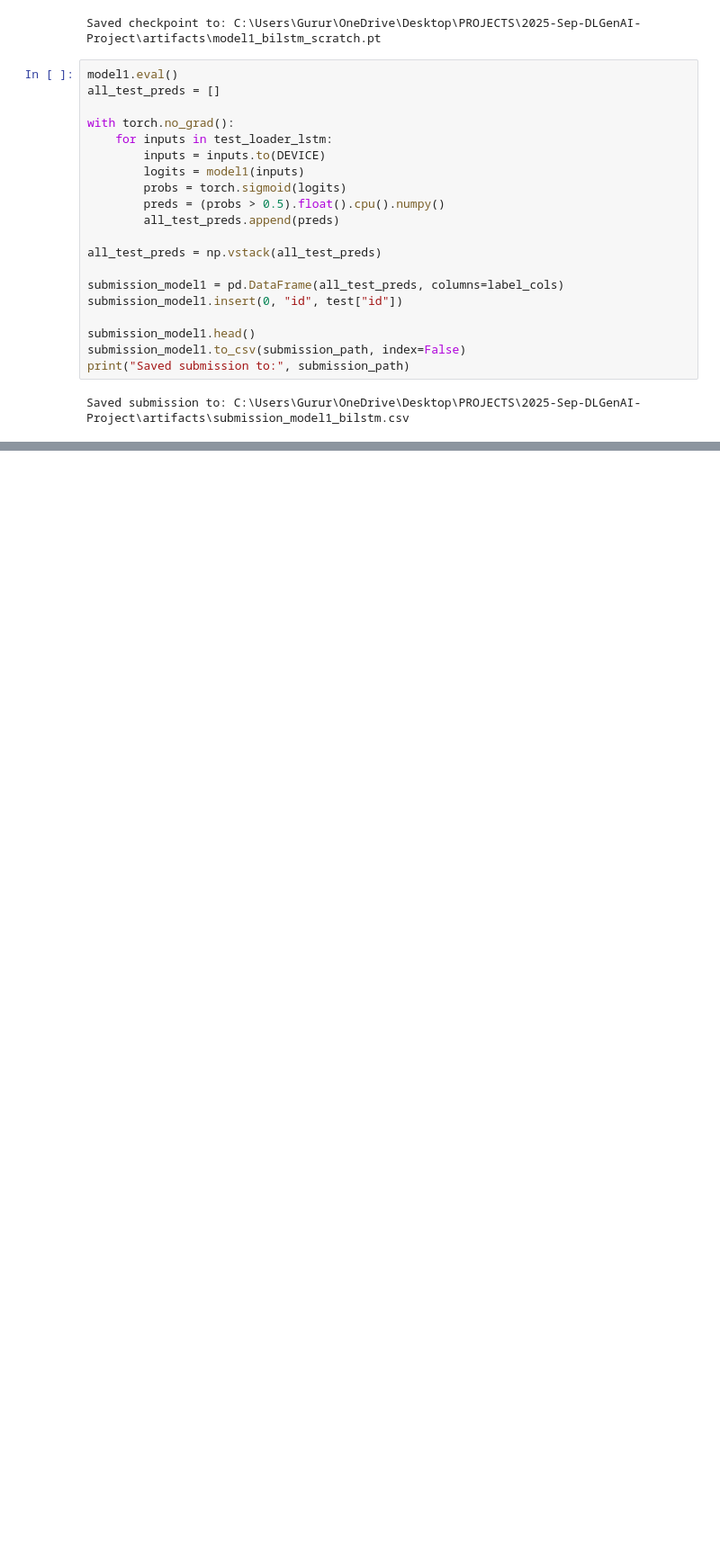
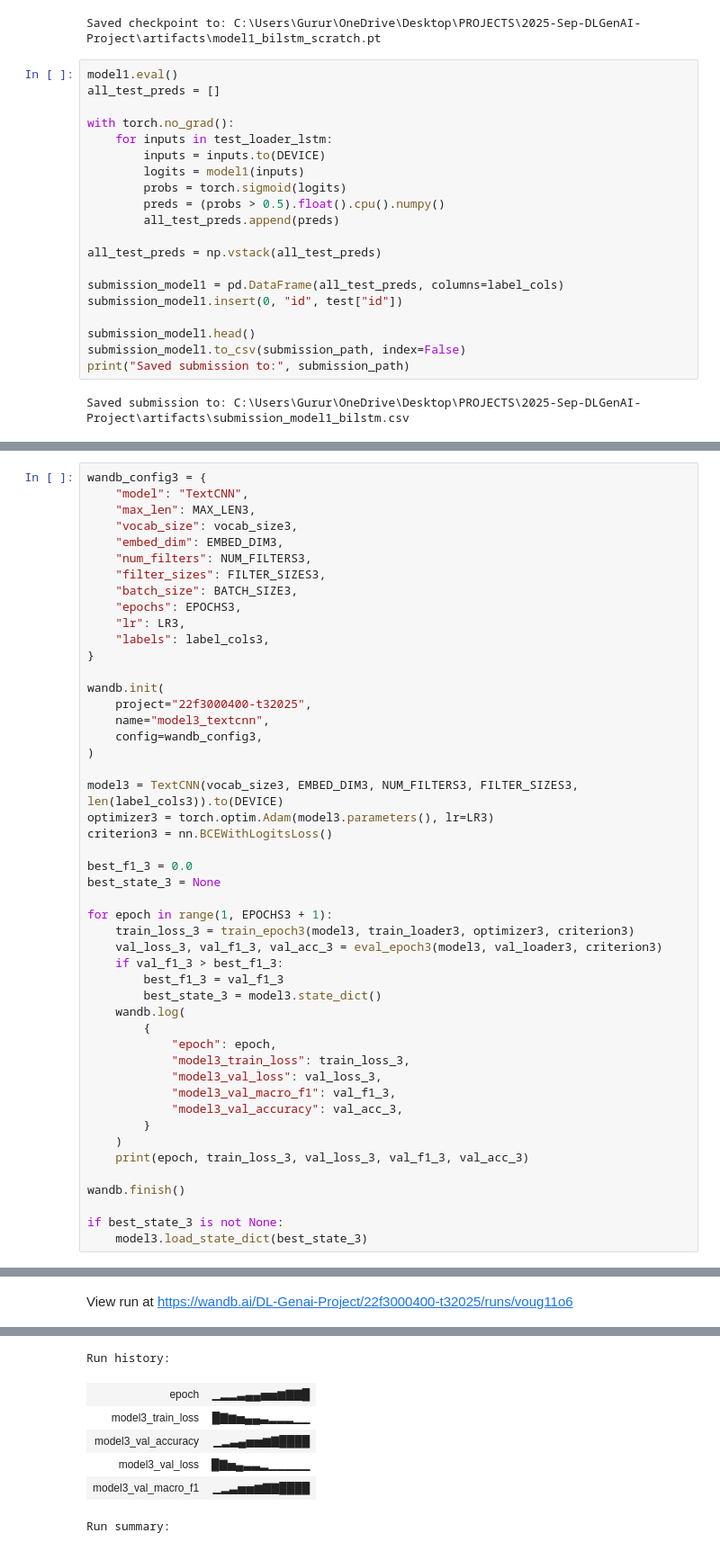
Before and after one commit to 22f3000400/2025-Sep-DLGenAI-Project, a Jupyter notebook: notebooks/dl-22f3000400-notebook-t32025.ipynb, the cells around one changed output, grey strips where cells are left out. Shown at 90% size. Saved outputs shown, nothing was run; the diff lists cells and outputs as text; blank space fills up the shorter version.

```diff
--- a/notebooks/dl-22f3000400-notebook-t32025.ipynb
+++ b/notebooks/dl-22f3000400-notebook-t32025.ipynb
@@ -616,0 +1001,49 @@ Saved submission to: C:\Users\Gurur\OneDrive\Desktop\PROJECTS\2025-Sep-DLGenAI-P
+# %%
+wandb_config3 = {
+    "model": "TextCNN",
+    "max_len": MAX_LEN3,
+    "vocab_size": vocab_size3,
+    "embed_dim": EMBED_DIM3,
+    "num_filters": NUM_FILTERS3,
+    "filter_sizes": FILTER_SIZES3,
+    "batch_size": BATCH_SIZE3,
+    "epochs": EPOCHS3,
+    "lr": LR3,
+    "labels": label_cols3,
+}
+
+wandb.init(
+    project="22f3000400-t32025",
+    name="model3_textcnn",
+    config=wandb_config3,
+)
+
+model3 = TextCNN(vocab_size3, EMBED_DIM3, NUM_FILTERS3, FILTER_SIZES3, len(label_cols3)).to(DEVICE)
+optimizer3 = torch.optim.Adam(model3.parameters(), lr=LR3)
+criterion3 = nn.BCEWithLogitsLoss()
+
+best_f1_3 = 0.0
+best_state_3 = None
+
+for epoch in range(1, EPOCHS3 + 1):
+    train_loss_3 = train_epoch3(model3, train_loader3, optimizer3, criterion3)
+    val_loss_3, val_f1_3, val_acc_3 = eval_epoch3(model3, val_loader3, criterion3)
+    if val_f1_3 > best_f1_3:
+        best_f1_3 = val_f1_3
+        best_state_3 = model3.state_dict()
+    wandb.log(
+        {
+            "epoch": epoch,
+            "model3_train_loss": train_loss_3,
+            "model3_val_loss": val_loss_3,
+            "model3_val_macro_f1": val_f1_3,
+            "model3_val_accuracy": val_acc_3,
+        }
+    )
+    print(epoch, train_loss_3, val_loss_3, val_f1_3, val_acc_3)
+
+wandb.finish()
+
+if best_state_3 is not None:
+    model3.load_state_dict(best_state_3)
+# %% [output]
@@ -616,0 +1055 @@ Saved submission to: C:\Users\Gurur\OneDrive\Desktop\PROJECTS\2025-Sep-DLGenAI-P
+View run at https://wandb.ai/DL-Genai-Project/22f3000400-t32025/runs/voug11o6
@@ -616,0 +1069,7 @@ Saved submission to: C:\Users\Gurur\OneDrive\Desktop\PROJECTS\2025-Sep-DLGenAI-P
+Run history:
+| epoch | ▁▂▂▃▄▄▅▅▆▇▇█ |
+| model3_train_loss | █▇▆▅▄▄▃▂▂▂▁▁ |
+| model3_val_accuracy | ▁▂▃▄▅▅▆▇████ |
+| model3_val_loss | █▇▅▄▃▃▂▁▁▁▁▁ |
+| model3_val_macro_f1 | ▁▂▃▅▅▆▇▇████ |
+Run summary:
```
Also changed, not shown: parts of 16 cells of this notebook, 2 other files.
